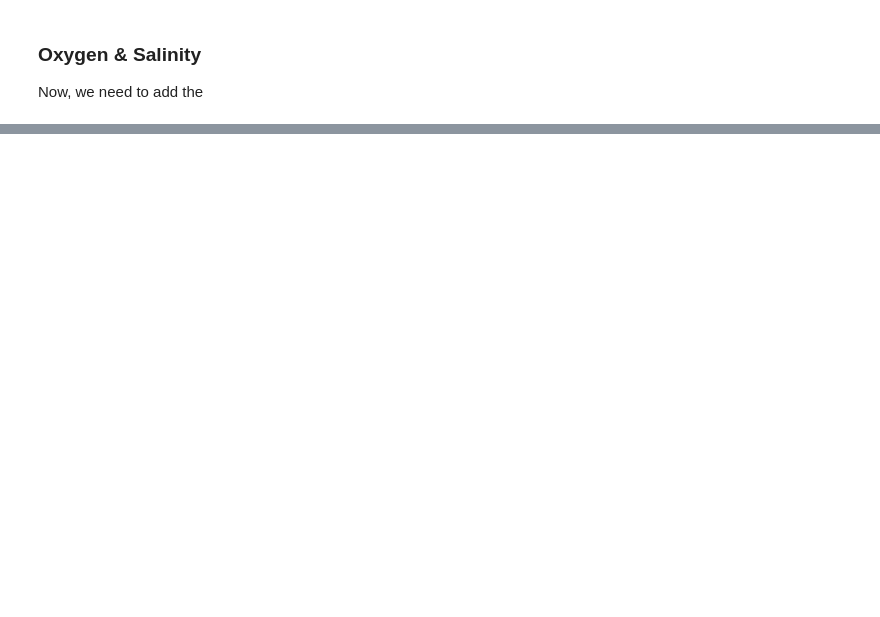
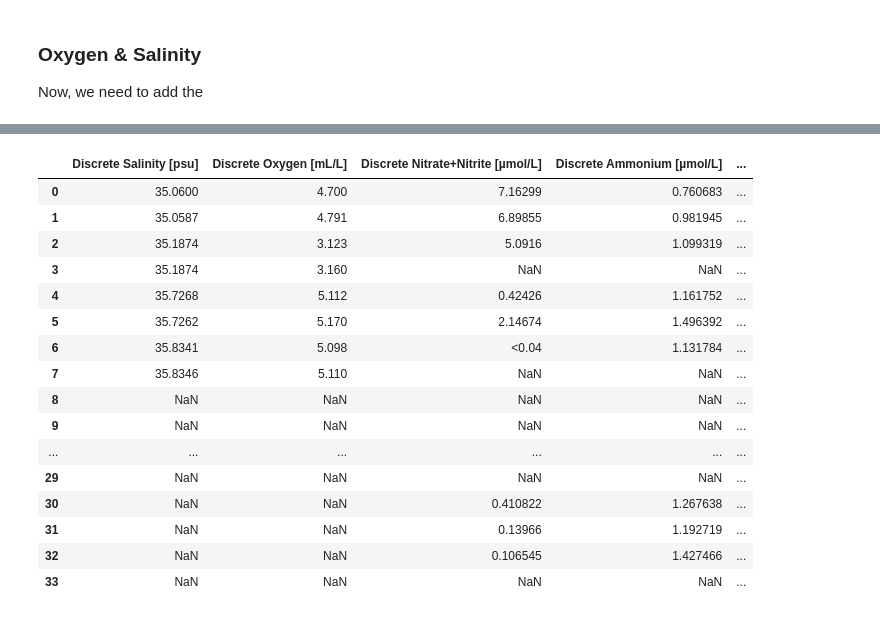
Before and after one commit to cooleyky/QAQC_Sandbox, a Jupyter notebook: Ship_data/btl_file_processing.ipynb, the cells around one changed output, grey strips where cells are left out. Saved outputs shown, nothing was run; the diff lists cells and outputs as text; code cells hidden in the pictures; blank space fills up the shorter version.

Commit message:
Fully functioning script for creating the bottle summary sheets!

```diff
--- a/Ship_data/btl_file_processing.ipynb
+++ b/Ship_data/btl_file_processing.ipynb
@@ -355,0 +429,7 @@ nutrients = pd.read_excel(nutrients_path,header=0)
+# %%
+chl_df = chl[['Station-Cast #','Brown Bottle #','Chl (ug/l)','Phaeo (ug/l)']]
+chl_df.rename(columns=lambda x: 'Discrete ' + x, inplace=True)
+#chl_df.rename({'Discrete quality_flag':'Discrete Chl quality flag'},axis='columns',inplace=True)
+# %%
+sample_log = sample_log.merge(chl_df, how='left', left_on=['Station-Cast #','Chlorophyll Brown Bottle #'], right_on=['Discrete Station-Cast #','Discrete Brown Bottle #'])
+sample_log.drop(['Discrete Station-Cast #','Discrete Brown Bottle #'],axis='columns',inplace=True)
@@ -355,0 +439,29 @@ nutrients = pd.read_excel(nutrients_path,header=0)
+# %%
+column_list = []
+for name in list(sample_log.columns.values):
+    if 'Discrete' in name:
+        column_list.append(name)
+column_list.append('Station-Cast #')
+column_list.append('Niskin #')
+# %%
+discrete_data = sample_log[column_list]
+# %%
+discrete_data
+# %% [output]
+|  | Discrete Salinity [psu] | Discrete Oxygen [mL/L] | Discrete Nitrate+Nitrite [µmol/L] | Discrete Ammonium [µmol/L] | ... |
+| 0 | 35.0600 | 4.700 | 7.16299 | 0.760683 | ... |
+| 1 | 35.0587 | 4.791 | 6.89855 | 0.981945 | ... |
+| 2 | 35.1874 | 3.123 | 5.0916 | 1.099319 | ... |
+| 3 | 35.1874 | 3.160 | NaN | NaN | ... |
+| 4 | 35.7268 | 5.112 | 0.42426 | 1.161752 | ... |
+| 5 | 35.7262 | 5.170 | 2.14674 | 1.496392 | ... |
+| 6 | 35.8341 | 5.098 | <0.04 | 1.131784 | ... |
+| 7 | 35.8346 | 5.110 | NaN | NaN | ... |
+| 8 | NaN | NaN | NaN | NaN | ... |
+| 9 | NaN | NaN | NaN | NaN | ... |
+| ... | ... | ... | ... | ... | ... |
+| 29 | NaN | NaN | NaN | NaN | ... |
+| 30 | NaN | NaN | 0.410822 | 1.267638 | ... |
+| 31 | NaN | NaN | 0.13966 | 1.192719 | ... |
+| 32 | NaN | NaN | 0.106545 | 1.427466 | ... |
+| 33 | NaN | NaN | NaN | NaN | ... |
```
Also changed, not shown: parts of 66 cells of this notebook.
